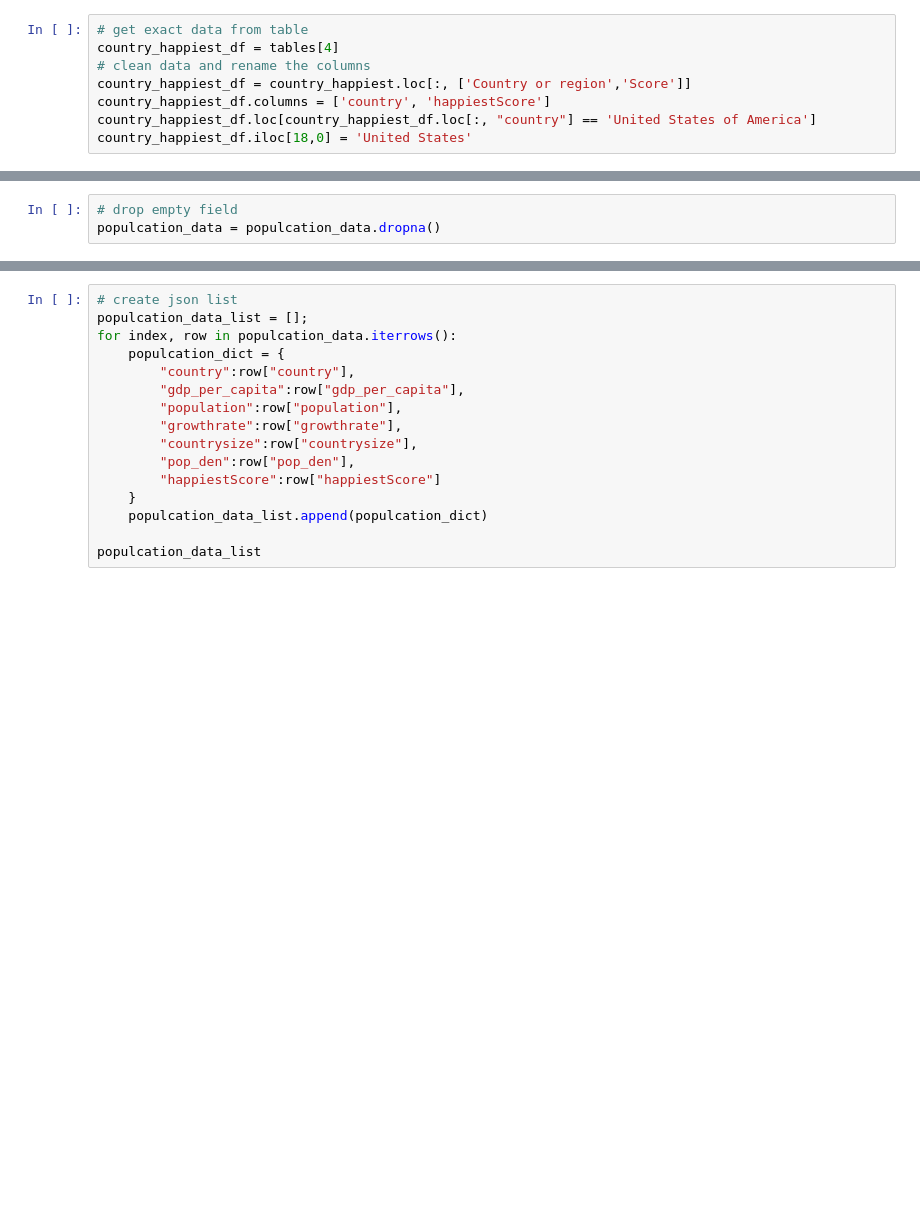
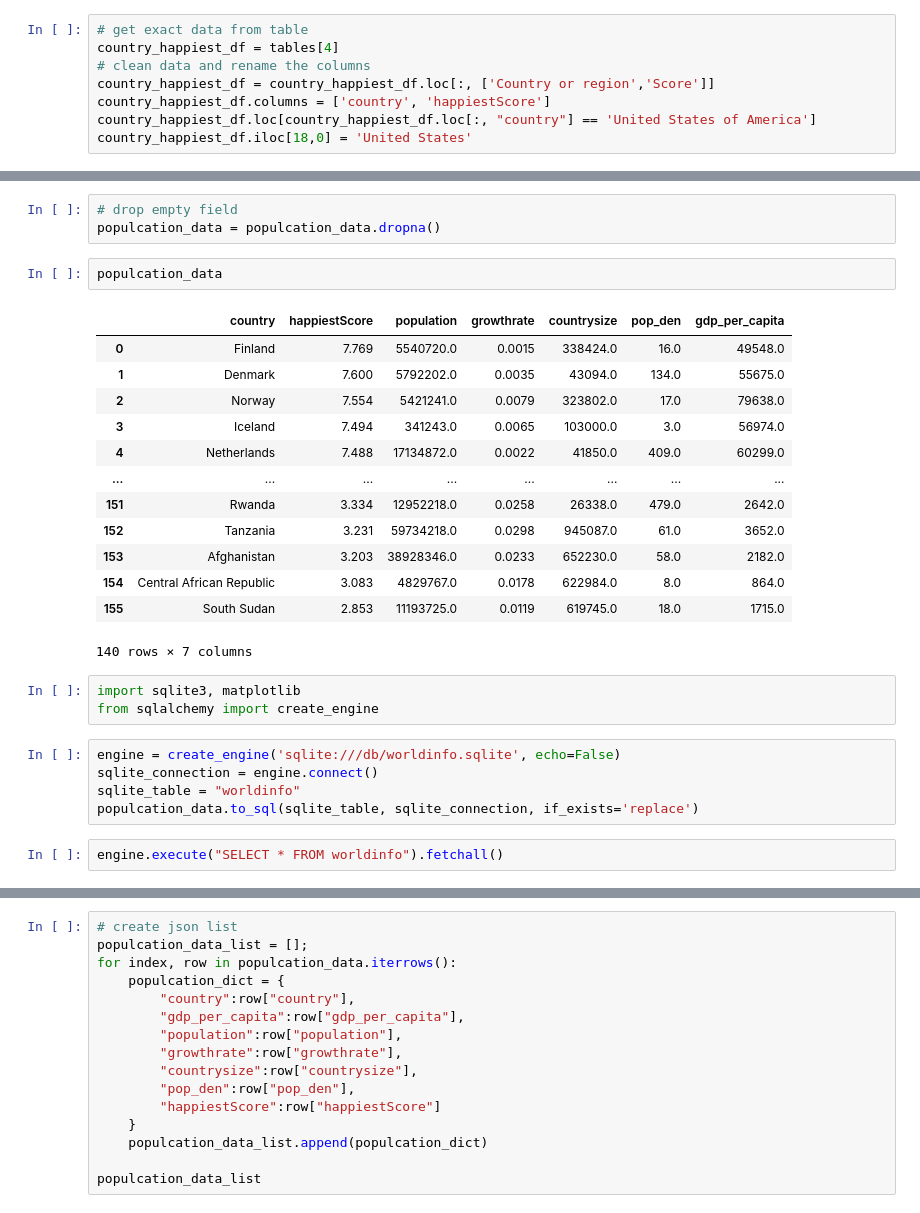
Before and after one commit to Harryxing2020/Worldinfo_project2, a Jupyter notebook: scrape.ipynb, the cells around one changed output, grey strips where cells are left out. Saved outputs shown, nothing was run; the diff lists cells and outputs as text; blank space fills up the shorter version.

```diff
--- a/scrape.ipynb
+++ b/scrape.ipynb
@@ -75,7 +75,7 @@ tables = pd.read_html('https://en.wikipedia.org/wiki/World_Happiness_Report#2019
 # get exact data from table
 country_happiest_df = tables[4]
 # clean data and rename the columns
-country_happiest_df = country_happiest.loc[:, ['Country or region','Score']]
+country_happiest_df = country_happiest_df.loc[:, ['Country or region','Score']]
 country_happiest_df.columns = ['country', 'happiestScore']
 country_happiest_df.loc[country_happiest_df.loc[:, "country"] == 'United States of America']
 country_happiest_df.iloc[18,0] = 'United States'
@@ -98,3 +98,29 @@ populcation_data.head()
 # %%
 # drop empty field
 populcation_data = populcation_data.dropna()
+# %%
+populcation_data
+# %% [output]
+|  | country | happiestScore | population | growthrate | countrysize | pop_den | gdp_per_capita |
+| 0 | Finland | 7.769 | 5540720.0 | 0.0015 | 338424.0 | 16.0 | 49548.0 |
+| 1 | Denmark | 7.600 | 5792202.0 | 0.0035 | 43094.0 | 134.0 | 55675.0 |
+| 2 | Norway | 7.554 | 5421241.0 | 0.0079 | 323802.0 | 17.0 | 79638.0 |
+| 3 | Iceland | 7.494 | 341243.0 | 0.0065 | 103000.0 | 3.0 | 56974.0 |
+| 4 | Netherlands | 7.488 | 17134872.0 | 0.0022 | 41850.0 | 409.0 | 60299.0 |
+| ... | ... | ... | ... | ... | ... | ... | ... |
+| 151 | Rwanda | 3.334 | 12952218.0 | 0.0258 | 26338.0 | 479.0 | 2642.0 |
+| 152 | Tanzania | 3.231 | 59734218.0 | 0.0298 | 945087.0 | 61.0 | 3652.0 |
+| 153 | Afghanistan | 3.203 | 38928346.0 | 0.0233 | 652230.0 | 58.0 | 2182.0 |
+| 154 | Central African Republic | 3.083 | 4829767.0 | 0.0178 | 622984.0 | 8.0 | 864.0 |
+| 155 | South Sudan | 2.853 | 11193725.0 | 0.0119 | 619745.0 | 18.0 | 1715.0 |
+140 rows × 7 columns
+# %%
+import sqlite3, matplotlib
+from sqlalchemy import create_engine
+# %%
+engine = create_engine('sqlite:///db/worldinfo.sqlite', echo=False)
+sqlite_connection = engine.connect()
+sqlite_table = "worldinfo"
+populcation_data.to_sql(sqlite_table, sqlite_connection, if_exists='replace')
+# %%
+engine.execute("SELECT * FROM worldinfo").fetchall()
```
Also changed, not shown: parts of 4 cells of this notebook, 6 other files.
